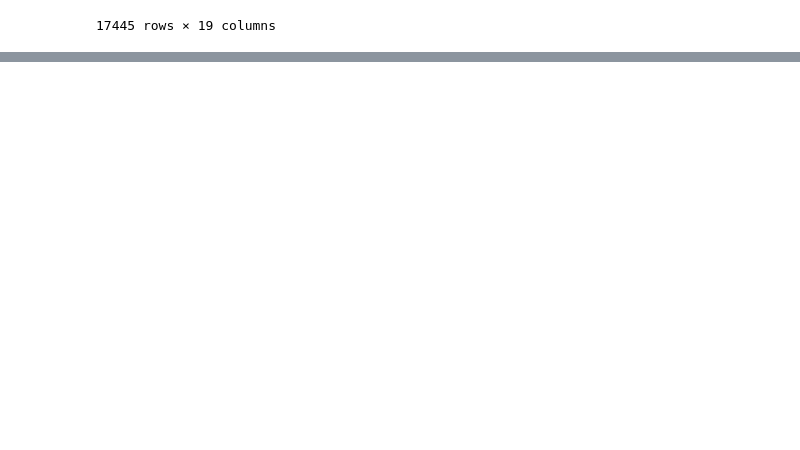
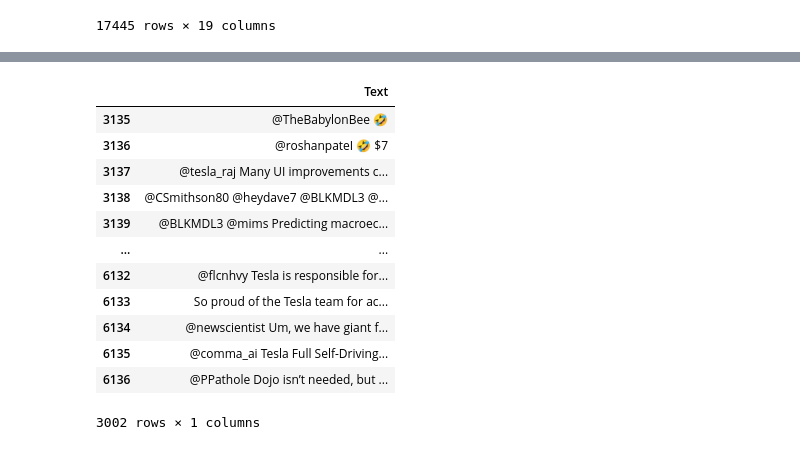
Before and after one commit to mgmsara/Stock-Market-forecasting, a Jupyter notebook: Final_Project.ipynb, the cells around one changed output, grey strips where cells are left out. Drawn from its saved outputs; the diff is of its cells as text; code cells hidden in the pictures; blank space fills up the shorter version.

```diff
--- a/Final_Project.ipynb
+++ b/Final_Project.ipynb
@@ -19,0 +72,18 @@ elon_musk
+# %%
+musk_tweets_2021 = pd.DataFrame(elon_musk_2021['Text'])
+# %%
+musk_tweets_2021
+# %% [output]
+|  | Text |
+| 3135 | @TheBabylonBee 🤣 |
+| 3136 | @roshanpateI 🤣 $7 |
+| 3137 | @tesla_raj Many UI improvements c... |
+| 3138 | @CSmithson80 @heydave7 @BLKMDL3 @... |
+| 3139 | @BLKMDL3 @mims Predicting macroec... |
+| ... | ... |
+| 6132 | @flcnhvy Tesla is responsible for... |
+| 6133 | So proud of the Tesla team for ac... |
+| 6134 | @newscientist Um, we have giant f... |
+| 6135 | @comma_ai Tesla Full Self-Driving... |
+| 6136 | @PPathole Dojo isn’t needed, but ... |
+3002 rows × 1 columns
```
Also changed, not shown: parts of 7 cells of this notebook.
